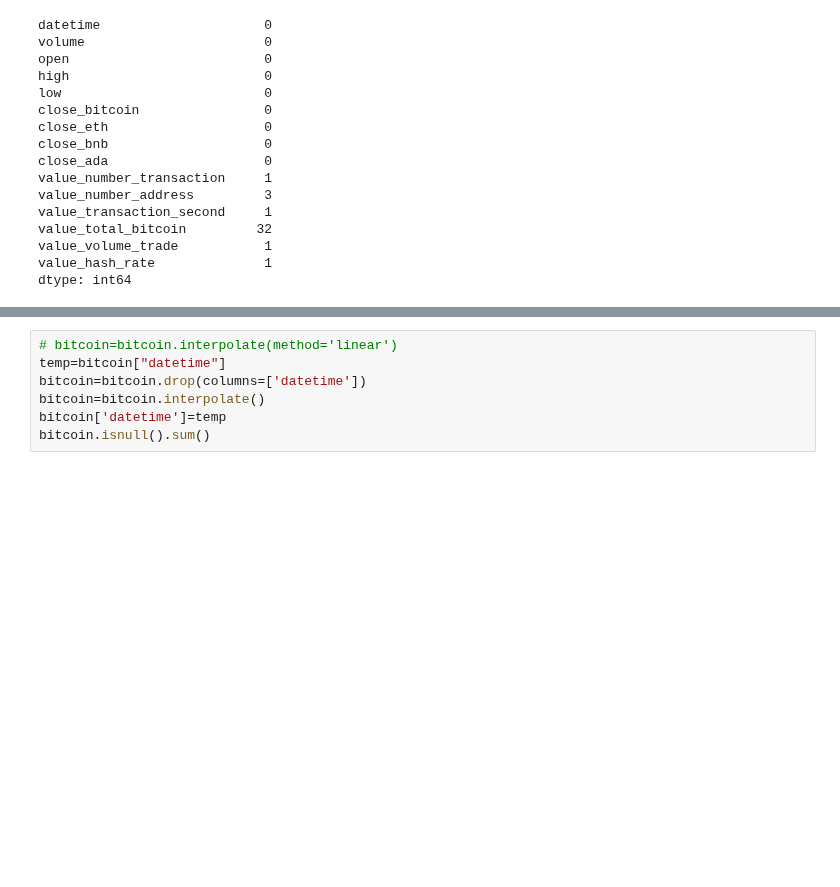
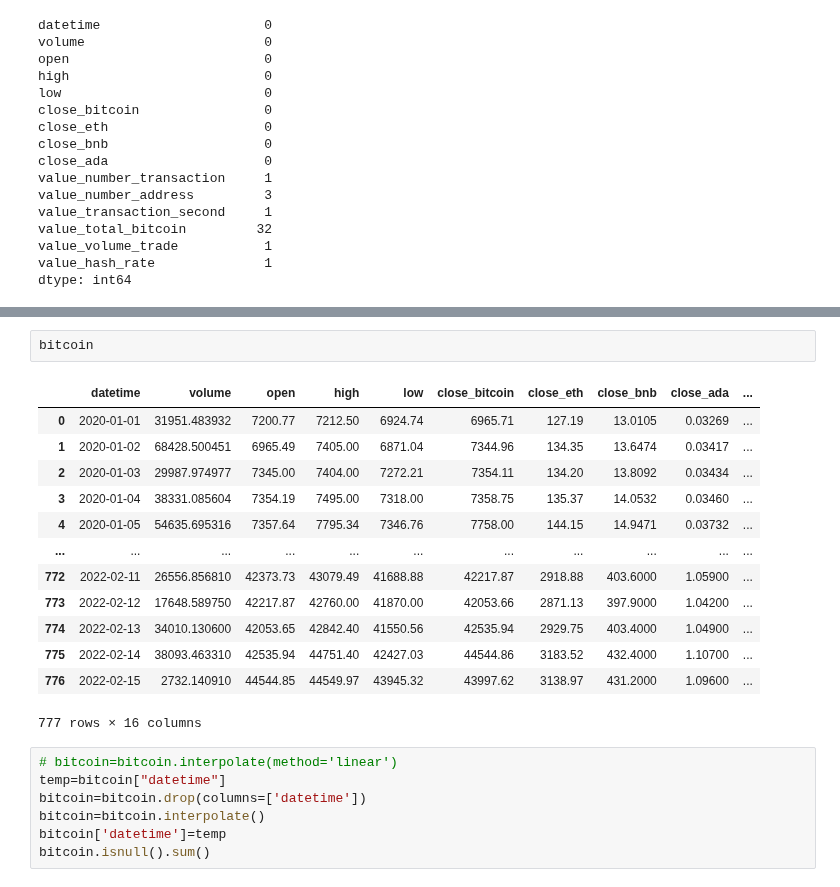
Before and after one commit to kevctae/Bittooth, a Jupyter notebook: notebooks/Julian/Classical_time_series.ipynb, the cells around one changed output, grey strips where cells are left out. Saved outputs shown, nothing was run; the diff lists cells and outputs as text; blank space fills up the shorter version.

```diff
--- a/notebooks/Julian/Classical_time_series.ipynb
+++ b/notebooks/Julian/Classical_time_series.ipynb
@@ -130,3 +186,19 @@ ModuleNotFoundError: No module named 'statsmodels'
+# %%
+bitcoin
+# %% [output]
+|  | datetime | volume | open | high | low | close_bitcoin | close_eth | close_bnb | close_ada | ... |
+| 0 | 2020-01-01 | 31951.483932 | 7200.77 | 7212.50 | 6924.74 | 6965.71 | 127.19 | 13.0105 | 0.03269 | ... |
+| 1 | 2020-01-02 | 68428.500451 | 6965.49 | 7405.00 | 6871.04 | 7344.96 | 134.35 | 13.6474 | 0.03417 | ... |
+| 2 | 2020-01-03 | 29987.974977 | 7345.00 | 7404.00 | 7272.21 | 7354.11 | 134.20 | 13.8092 | 0.03434 | ... |
+| 3 | 2020-01-04 | 38331.085604 | 7354.19 | 7495.00 | 7318.00 | 7358.75 | 135.37 | 14.0532 | 0.03460 | ... |
+| 4 | 2020-01-05 | 54635.695316 | 7357.64 | 7795.34 | 7346.76 | 7758.00 | 144.15 | 14.9471 | 0.03732 | ... |
+| ... | ... | ... | ... | ... | ... | ... | ... | ... | ... | ... |
+| 772 | 2022-02-11 | 26556.856810 | 42373.73 | 43079.49 | 41688.88 | 42217.87 | 2918.88 | 403.6000 | 1.05900 | ... |
+| 773 | 2022-02-12 | 17648.589750 | 42217.87 | 42760.00 | 41870.00 | 42053.66 | 2871.13 | 397.9000 | 1.04200 | ... |
+| 774 | 2022-02-13 | 34010.130600 | 42053.65 | 42842.40 | 41550.56 | 42535.94 | 2929.75 | 403.4000 | 1.04900 | ... |
+| 775 | 2022-02-14 | 38093.463310 | 42535.94 | 44751.40 | 42427.03 | 44544.86 | 3183.52 | 432.4000 | 1.10700 | ... |
+| 776 | 2022-02-15 | 2732.140910 | 44544.85 | 44549.97 | 43945.32 | 43997.62 | 3138.97 | 431.2000 | 1.09600 | ... |
+777 rows × 16 columns
 # %%
 # bitcoin=bitcoin.interpolate(method='linear')
 temp=bitcoin["datetime"]
```
Also changed, not shown: parts of 17 cells of this notebook, 2 other files.
